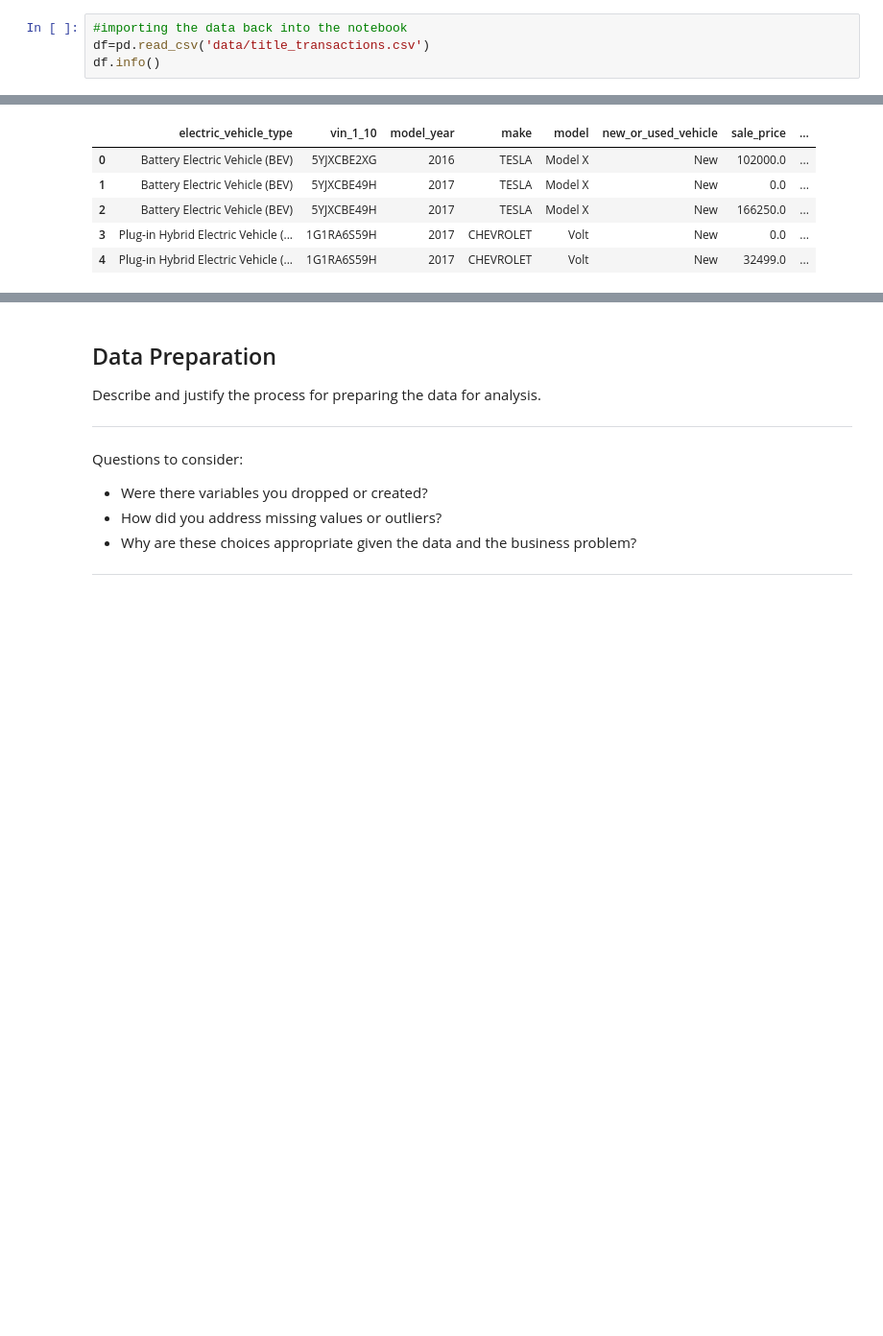
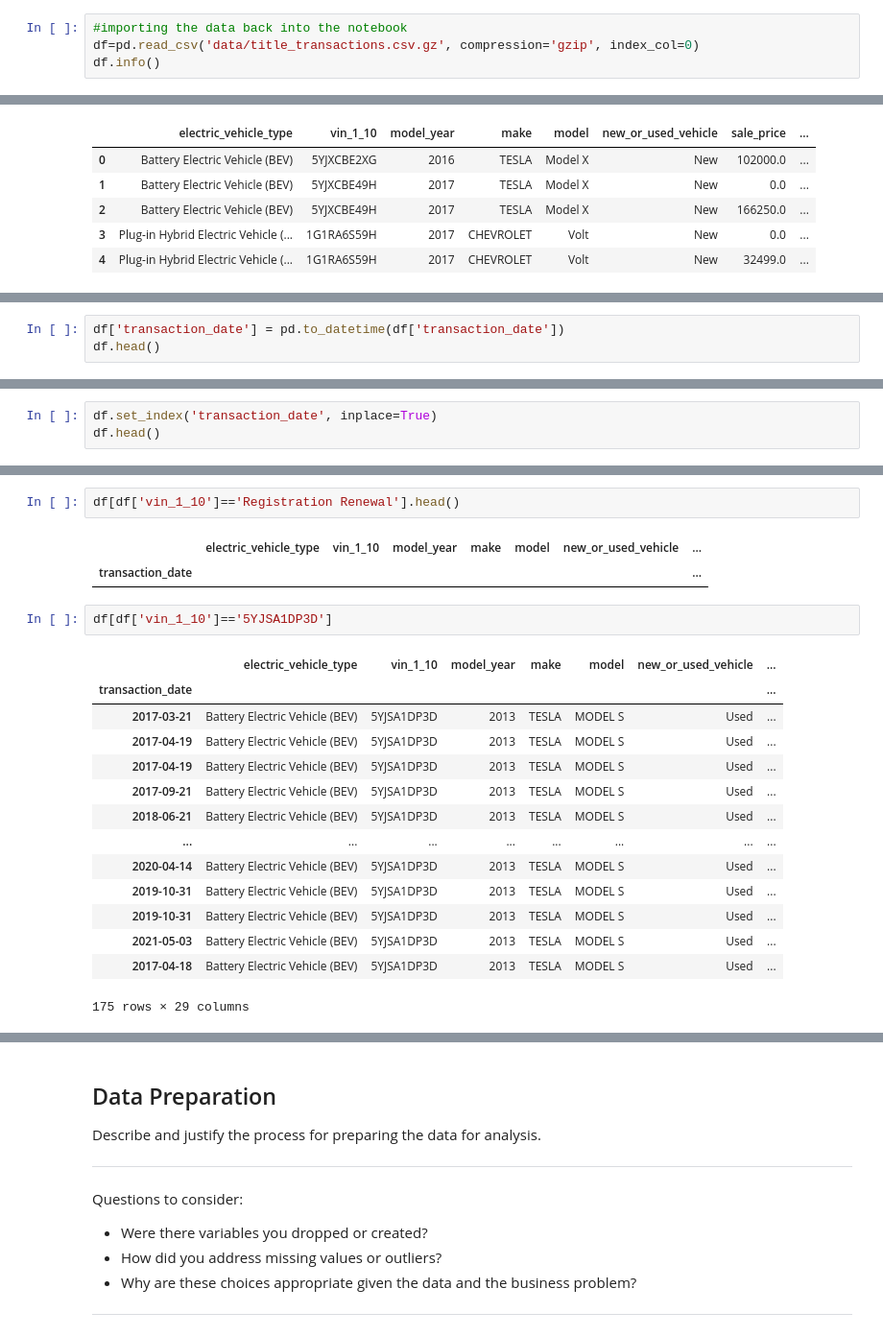
Before and after one commit to ebtezcan/EV-Charger-Prediction, a Jupyter notebook: index_OSEMN_plus_mvp-Copy1.ipynb, the cells around one changed output, grey strips where cells are left out. Shown: that part at 96% size. Saved outputs shown, nothing was run; the diff lists cells and outputs as text; blank space fills up the shorter version.

Commit message:
Started EDA to understand the data

```diff
--- a/index_OSEMN_plus_mvp-Copy1.ipynb
+++ b/index_OSEMN_plus_mvp-Copy1.ipynb
@@ -121,7 +121,7 @@ if run_api_calls == True:
     df_final.to_csv(output_file, index=False, compression='gzip')
 # %%
 #importing the data back into the notebook
-df=pd.read_csv('data/title_transactions.csv')
+df=pd.read_csv('data/title_transactions.csv.gz', compression='gzip', index_col=0)
 df.info()
 # %% [output]
 <class 'pandas.core.frame.DataFrame'>
@@ -157,0 +156,3 @@ df.head()
+# %%
+df['transaction_date'] = pd.to_datetime(df['transaction_date'])
+df.head()
@@ -157,0 +166,3 @@ df.head()
+# %%
+df.set_index('transaction_date', inplace=True)
+df.head()
@@ -157,0 +177,22 @@ df.head()
+# %%
+df[df['vin_1_10']=='Registration Renewal'].head()
+# %% [output]
+|  | electric_vehicle_type | vin_1_10 | model_year | make | model | new_or_used_vehicle | ... |
+| transaction_date |  |  |  |  |  |  | ... |
+# %%
+df[df['vin_1_10']=='5YJSA1DP3D']
+# %% [output]
+|  | electric_vehicle_type | vin_1_10 | model_year | make | model | new_or_used_vehicle | ... |
+| transaction_date |  |  |  |  |  |  | ... |
+| 2017-03-21 | Battery Electric Vehicle (BEV) | 5YJSA1DP3D | 2013 | TESLA | MODEL S | Used | ... |
+| 2017-04-19 | Battery Electric Vehicle (BEV) | 5YJSA1DP3D | 2013 | TESLA | MODEL S | Used | ... |
+| 2017-04-19 | Battery Electric Vehicle (BEV) | 5YJSA1DP3D | 2013 | TESLA | MODEL S | Used | ... |
+| 2017-09-21 | Battery Electric Vehicle (BEV) | 5YJSA1DP3D | 2013 | TESLA | MODEL S | Used | ... |
+| 2018-06-21 | Battery Electric Vehicle (BEV) | 5YJSA1DP3D | 2013 | TESLA | MODEL S | Used | ... |
+| ... | ... | ... | ... | ... | ... | ... | ... |
+| 2020-04-14 | Battery Electric Vehicle (BEV) | 5YJSA1DP3D | 2013 | TESLA | MODEL S | Used | ... |
+| 2019-10-31 | Battery Electric Vehicle (BEV) | 5YJSA1DP3D | 2013 | TESLA | MODEL S | Used | ... |
+| 2019-10-31 | Battery Electric Vehicle (BEV) | 5YJSA1DP3D | 2013 | TESLA | MODEL S | Used | ... |
+| 2021-05-03 | Battery Electric Vehicle (BEV) | 5YJSA1DP3D | 2013 | TESLA | MODEL S | Used | ... |
+| 2017-04-18 | Battery Electric Vehicle (BEV) | 5YJSA1DP3D | 2013 | TESLA | MODEL S | Used | ... |
+175 rows × 29 columns
```
Also changed, not shown: parts of 17 cells of this notebook.
